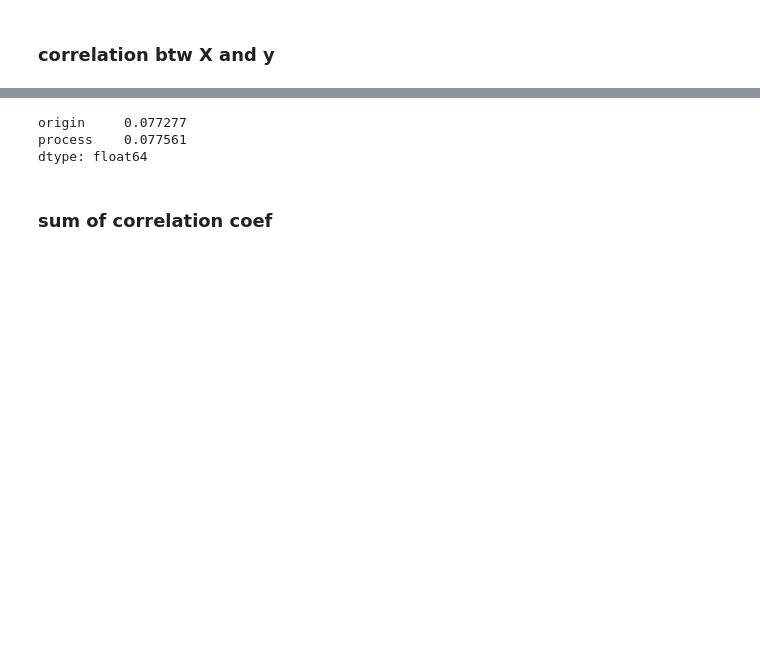
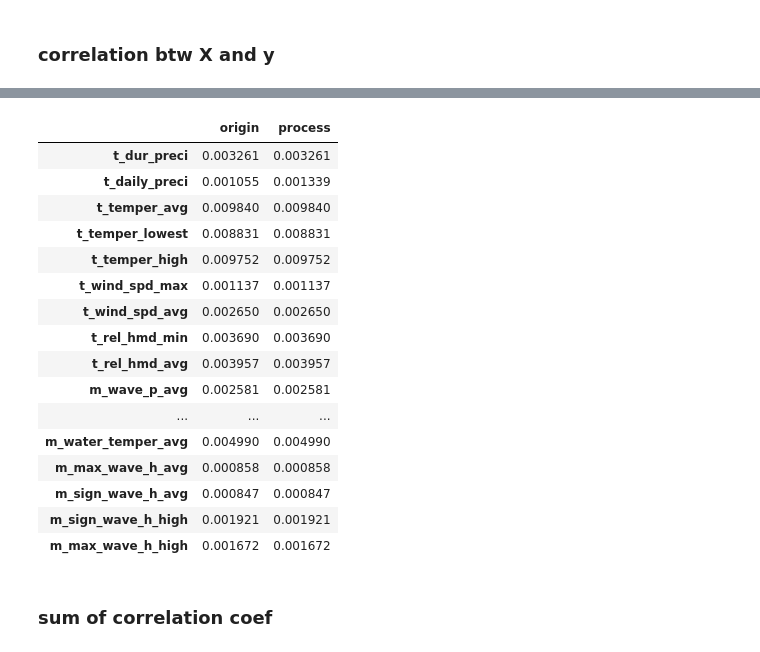
Before and after one commit to meowpunch/bobsim-research, a Jupyter notebook: src/main/python/advanced_correlation.ipynb, the cells around one changed output, grey strips where cells are left out. Saved outputs shown, nothing was run; the diff lists cells and outputs as text; code cells hidden in the pictures; blank space fills up the shorter version.

```diff
--- a/src/main/python/advanced_correlation.ipynb
+++ b/src/main/python/advanced_correlation.ipynb
@@ -188,9 +174,23 @@ b = pcorr_target.rename("process").to_frame()
 # %%
-pd.concat([a,b], axis=1, join="inner").sum()
+pd.concat([a,b], axis=1, join="inner")
 # %% [output]
-origin     0.077277
-process    0.077561
-dtype: float64
+|  | origin | process |
+| t_dur_preci | 0.003261 | 0.003261 |
+| t_daily_preci | 0.001055 | 0.001339 |
+| t_temper_avg | 0.009840 | 0.009840 |
+| t_temper_lowest | 0.008831 | 0.008831 |
+| t_temper_high | 0.009752 | 0.009752 |
+| t_wind_spd_max | 0.001137 | 0.001137 |
+| t_wind_spd_avg | 0.002650 | 0.002650 |
+| t_rel_hmd_min | 0.003690 | 0.003690 |
+| t_rel_hmd_avg | 0.003957 | 0.003957 |
+| m_wave_p_avg | 0.002581 | 0.002581 |
+| ... | ... | ... |
+| m_water_temper_avg | 0.004990 | 0.004990 |
+| m_max_wave_h_avg | 0.000858 | 0.000858 |
+| m_sign_wave_h_avg | 0.000847 | 0.000847 |
+| m_sign_wave_h_high | 0.001921 | 0.001921 |
+| m_max_wave_h_high | 0.001672 | 0.001672 |
 # %% [markdown]
 ### sum of correlation coef
 # %%
```
Also changed, not shown: parts of 4 cells of this notebook, 6 other files.
